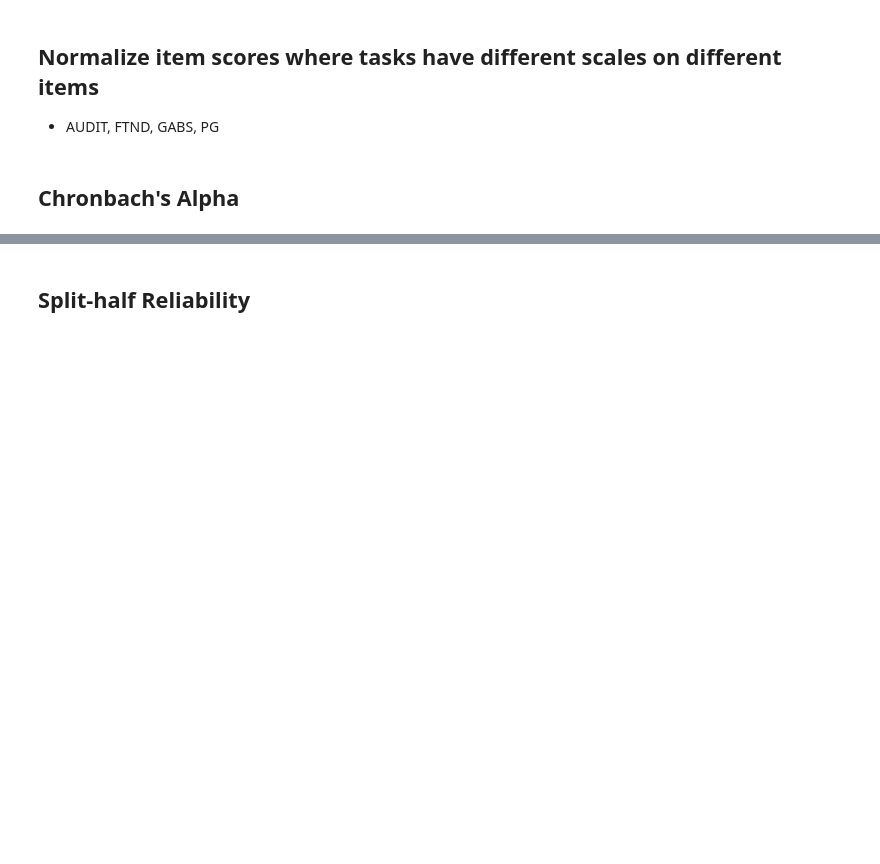
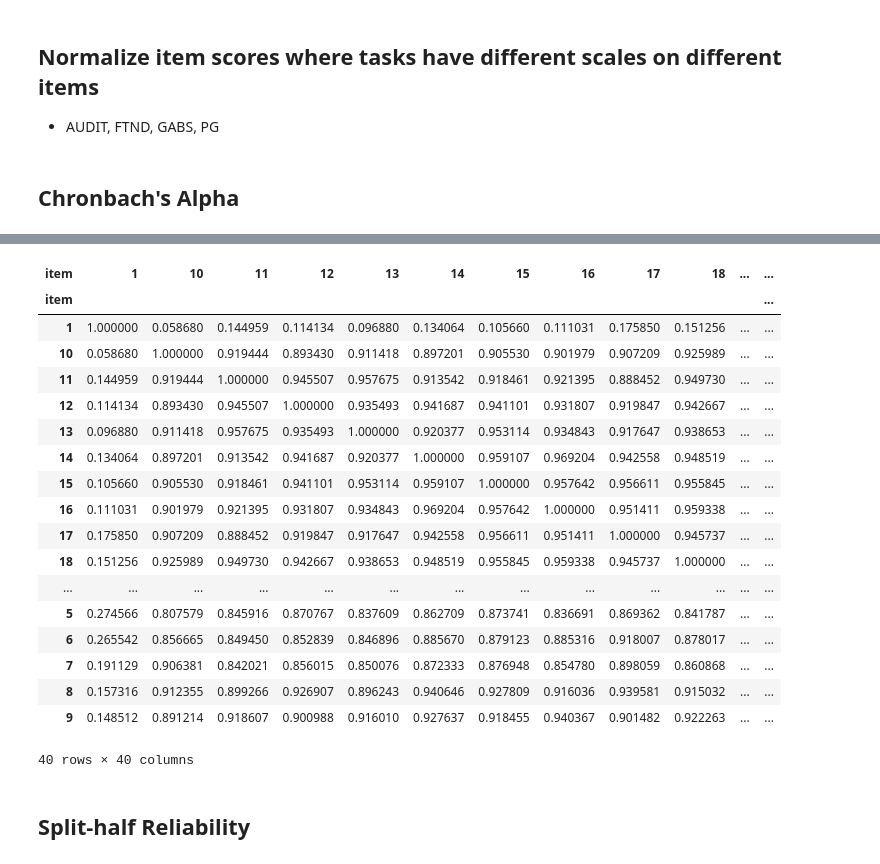
Before and after one commit to jelenameyer/GenInLLM, a Jupyter notebook: data_analysis/Without_change_data_analysis_reliability.ipynb, the cells around one changed output, grey strips where cells are left out. Cells and saved outputs as stored; diff of their text form; code cells hidden in the pictures; blank space fills up the shorter version.

```diff
--- a/data_analysis/Without_change_data_analysis_reliability.ipynb
+++ b/data_analysis/Without_change_data_analysis_reliability.ipynb
@@ -160,9 +160,29 @@ display(alpha_df)
 # %%
-# df_wide = all_data[all_data["experiment"] == "SSSV scale"].pivot_table(index='model', columns='item', values='score')
+df_wide = all_data[all_data["experiment"] == "SSSV scale"].pivot_table(index='model', columns='item', values='score')
 
-# # Compute correlation between models
-# correlations = df_wide.corr()
-# correlations
+# Compute correlation between models
+correlations = df_wide.corr()
+correlations
+# %% [output]
+| item | 1 | 10 | 11 | 12 | 13 | 14 | 15 | 16 | 17 | 18 | ... | ... |
+| item |  |  |  |  |  |  |  |  |  |  |  | ... |
+| 1 | 1.000000 | 0.058680 | 0.144959 | 0.114134 | 0.096880 | 0.134064 | 0.105660 | 0.111031 | 0.175850 | 0.151256 | ... | ... |
+| 10 | 0.058680 | 1.000000 | 0.919444 | 0.893430 | 0.911418 | 0.897201 | 0.905530 | 0.901979 | 0.907209 | 0.925989 | ... | ... |
+| 11 | 0.144959 | 0.919444 | 1.000000 | 0.945507 | 0.957675 | 0.913542 | 0.918461 | 0.921395 | 0.888452 | 0.949730 | ... | ... |
+| 12 | 0.114134 | 0.893430 | 0.945507 | 1.000000 | 0.935493 | 0.941687 | 0.941101 | 0.931807 | 0.919847 | 0.942667 | ... | ... |
+| 13 | 0.096880 | 0.911418 | 0.957675 | 0.935493 | 1.000000 | 0.920377 | 0.953114 | 0.934843 | 0.917647 | 0.938653 | ... | ... |
+| 14 | 0.134064 | 0.897201 | 0.913542 | 0.941687 | 0.920377 | 1.000000 | 0.959107 | 0.969204 | 0.942558 | 0.948519 | ... | ... |
+| 15 | 0.105660 | 0.905530 | 0.918461 | 0.941101 | 0.953114 | 0.959107 | 1.000000 | 0.957642 | 0.956611 | 0.955845 | ... | ... |
+| 16 | 0.111031 | 0.901979 | 0.921395 | 0.931807 | 0.934843 | 0.969204 | 0.957642 | 1.000000 | 0.951411 | 0.959338 | ... | ... |
+| 17 | 0.175850 | 0.907209 | 0.888452 | 0.919847 | 0.917647 | 0.942558 | 0.956611 | 0.951411 | 1.000000 | 0.945737 | ... | ... |
+| 18 | 0.151256 | 0.925989 | 0.949730 | 0.942667 | 0.938653 | 0.948519 | 0.955845 | 0.959338 | 0.945737 | 1.000000 | ... | ... |
+| ... | ... | ... | ... | ... | ... | ... | ... | ... | ... | ... | ... | ... |
+| 5 | 0.274566 | 0.807579 | 0.845916 | 0.870767 | 0.837609 | 0.862709 | 0.873741 | 0.836691 | 0.869362 | 0.841787 | ... | ... |
+| 6 | 0.265542 | 0.856665 | 0.849450 | 0.852839 | 0.846896 | 0.885670 | 0.879123 | 0.885316 | 0.918007 | 0.878017 | ... | ... |
+| 7 | 0.191129 | 0.906381 | 0.842021 | 0.856015 | 0.850076 | 0.872333 | 0.876948 | 0.854780 | 0.898059 | 0.860868 | ... | ... |
+| 8 | 0.157316 | 0.912355 | 0.899266 | 0.926907 | 0.896243 | 0.940646 | 0.927809 | 0.916036 | 0.939581 | 0.915032 | ... | ... |
+| 9 | 0.148512 | 0.891214 | 0.918607 | 0.900988 | 0.916010 | 0.927637 | 0.918455 | 0.940367 | 0.901482 | 0.922263 | ... | ... |
+40 rows × 40 columns
 # %% [markdown]
 ## Split-half Reliability
 # %%
```
Also changed, not shown: parts of 4 cells of this notebook, 1 other file.
